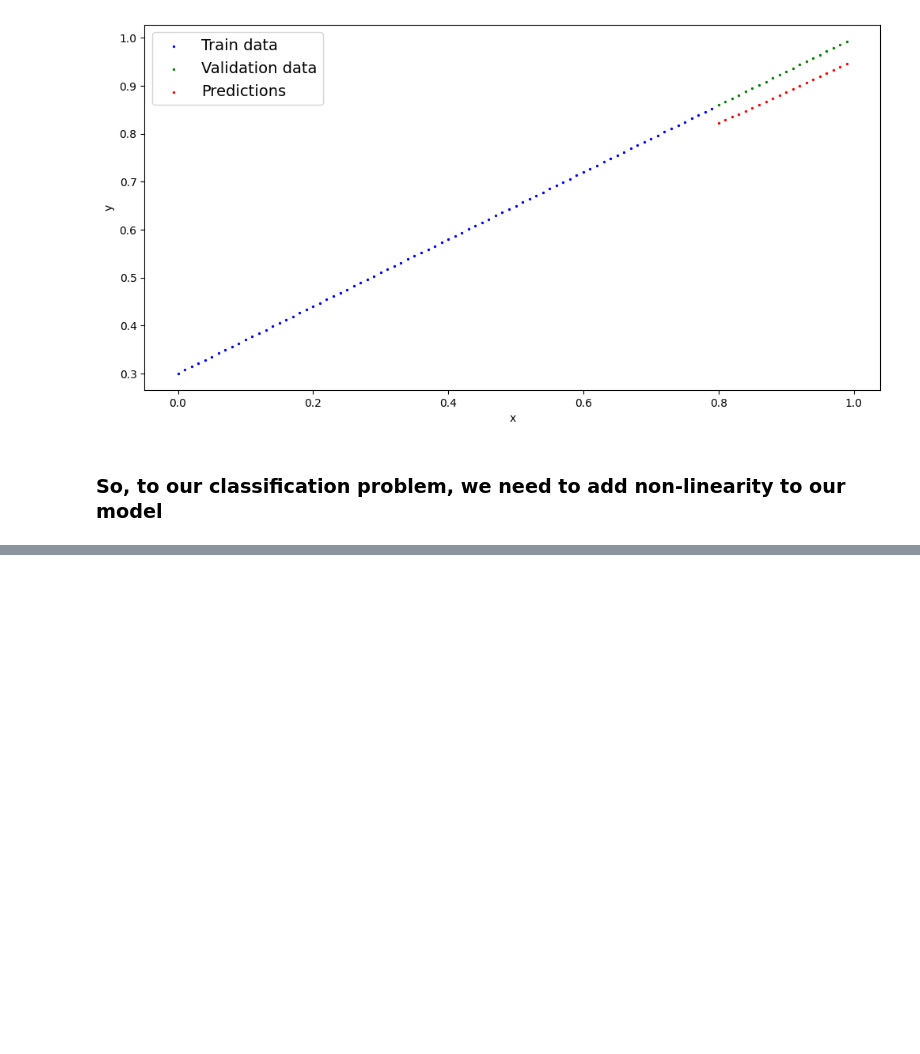
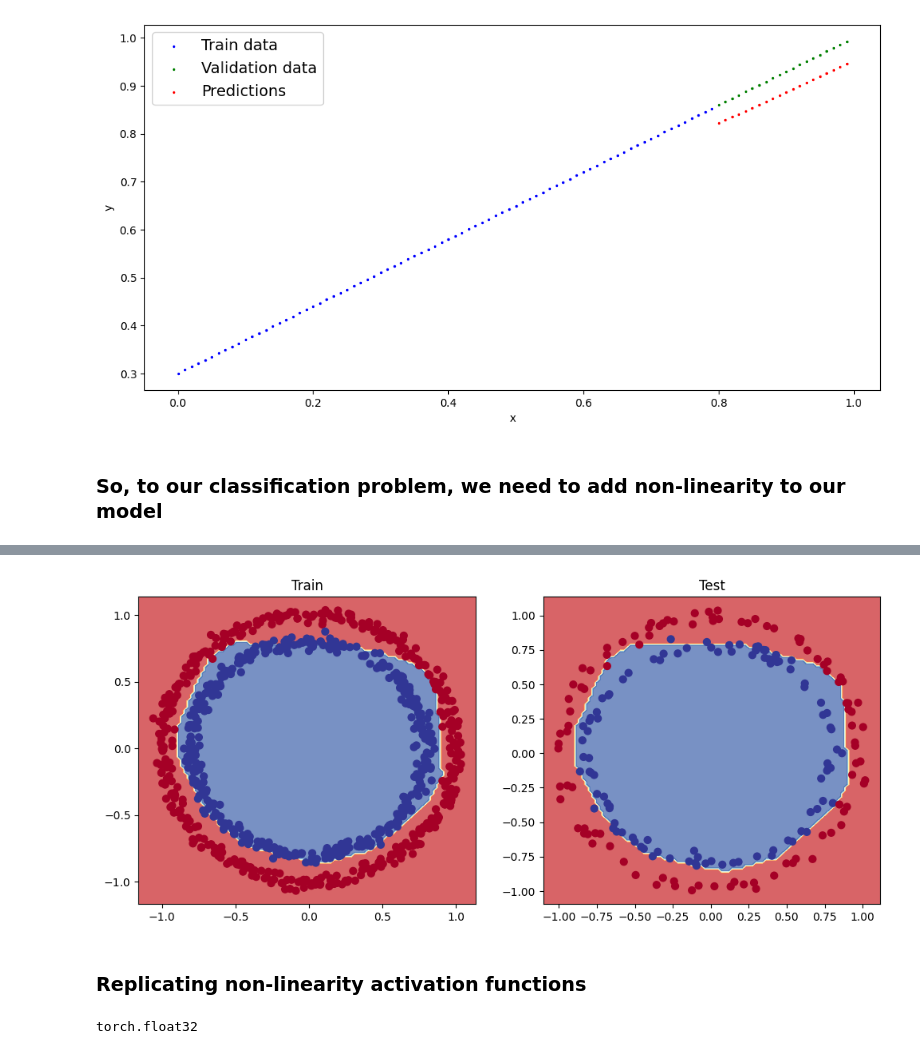
Before and after one commit to DinizMaths/PPGEEC2318_MACHINE_LEARNING, a Jupyter notebook: studies/pytorch/04_classification.ipynb, the cells around one changed output, grey strips where cells are left out. Saved outputs shown, nothing was run; the diff lists cells and outputs as text; code cells hidden in the pictures; blank space fills up the shorter version.

Commit message:
non-linear activations

```diff
--- a/studies/pytorch/04_classification.ipynb
+++ b/studies/pytorch/04_classification.ipynb
@@ -605,0 +627,34 @@ class CircleModelV3(nn.Module):
+# %%
+epochs = 1000
+
+X_train = X_train.to(device)
+y_train = y_train.to(device)
+
+X_test = X_test.to(device)
+y_test = y_test.to(device)
+
+for epoch in range(epochs):
+    model_3.train()
+
+    y_logits = model_3(X_train).squeeze()
+    y_pred = torch.round(torch.sigmoid(y_logits))
+
+    loss = loss_fn(y_logits, y_train)
+    acc = accuracy_fn(y_train, y_pred)
+
+    optimizer.zero_grad()
+
+    loss.backward()
+
+    optimizer.step()
+
+    model_3.eval()
+    with torch.no_grad():
+        y_logits = model_3(X_test).squeeze()
+        y_pred = torch.round(torch.sigmoid(y_logits))
+
+        test_loss = loss_fn(y_logits, y_test)
+        test_acc = accuracy_fn(y_test, y_pred)
+
+        if epoch % 10 == 0:
+            print(f"Epoch: {epoch} | loss: {loss:.2f} | acc: {acc:.2f} | test_loss: {test_loss:.2f} | test_acc: {test_acc:.2f}")
@@ -605,0 +679,20 @@ class CircleModelV3(nn.Module):
+# %%
+plt.figure(figsize=(12, 5))
+
+plt.subplot(1, 2, 1)
+plt.title("Train")
+plot_decision_boundary(model_3, X_train, y_train)
+
+plt.subplot(1, 2, 2)
+plt.title("Test")
+plot_decision_boundary(model_3, X_test, y_test)
+# %% [output]
+[figure, added]
+# %% [markdown]
+### Replicating non-linearity activation functions
+# %%
+A = torch.arange(-10, 10, 0.1)
+
+A.dtype
+# %% [output]
+torch.float32
```
Also changed, not shown: parts of 6 cells of this notebook.
